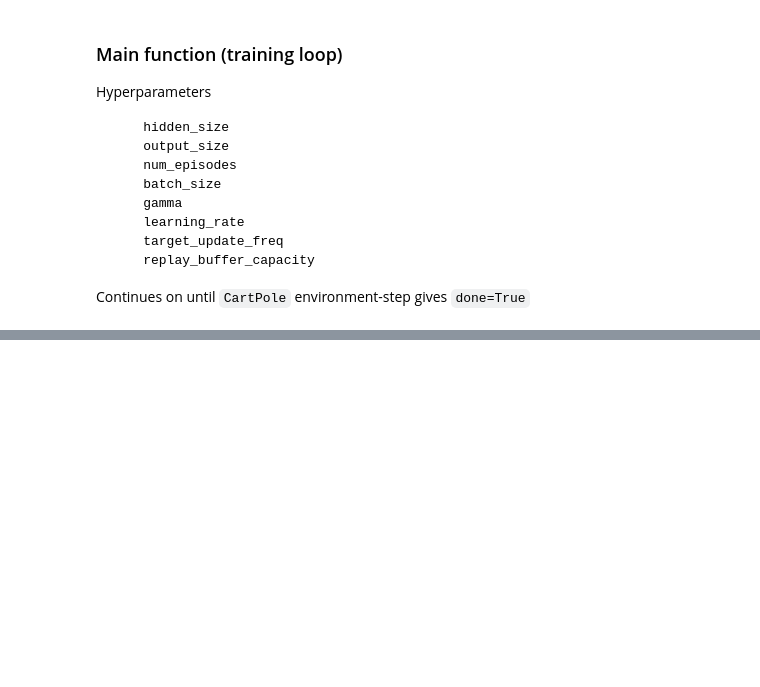
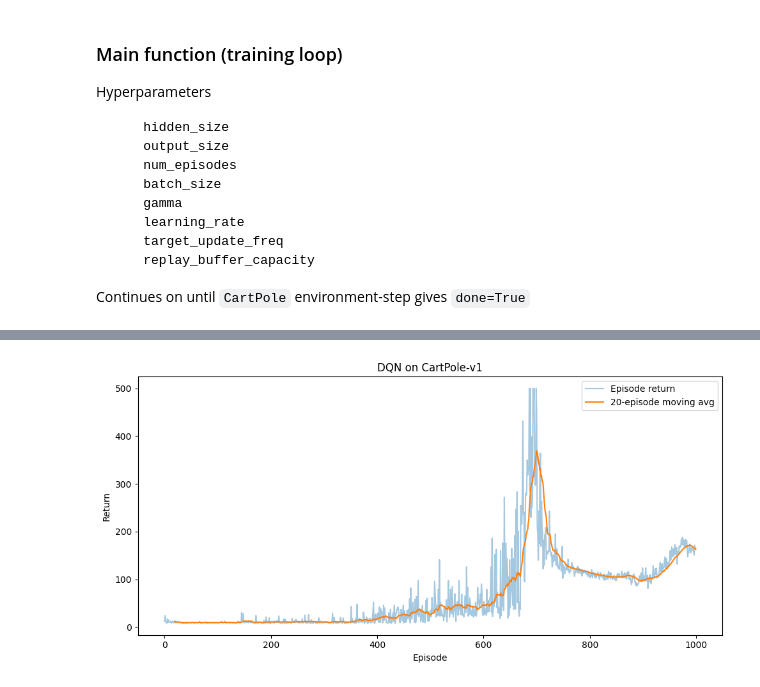
Before and after one commit to Matterelloo/Deep_Learning_TU, a Jupyter notebook: dl.ipynb, the cells around one changed output, grey strips where cells are left out. Cells and saved outputs as stored; diff of their text form; code cells hidden in the pictures; blank space fills up the shorter version.

````diff
--- a/dl.ipynb
+++ b/dl.ipynb
@@ -121,21 +116,18 @@ Takes a batch of past experiences and calculates how wrong the current model pre
 * `replay_buffer` is the replaybuffer object from `ReplayBuffer` class
 * `gamma` is the discount factor used in the Q-learning update rule, determining the importance of future rewards
 # %%
-def train_model(
-    model, target_model, replay_buffer, optimizer, batch_size, gamma
-):
+def train_model(model, target_model, replay_buffer,
+                optimizer, batch_size, gamma):
     if len(replay_buffer) < batch_size:
         return
 
     batch = replay_buffer.sample(batch_size)
-    loss = dqn_loss(model, target_model, batch, gamma)
+    loss  = dqn_loss(model, target_model, batch, gamma)
 
     optimizer.zero_grad()
     loss.backward()
     optimizer.step()
 
-    print(f"Loss: {loss.item()}")
-
     return loss.item()
 # %% [markdown]
 ## $\epsilon$-greedy policy
@@ -170,3 +162,88 @@ Hyperparameters
 ```
 
 Continues on until `CartPole` environment-step gives `done=True`
+# %%
+def main():
+    env = gym.make("CartPole-v1")
+    input_size  = env.observation_space.shape[0]
+    hidden_size = 128
+    output_size = env.action_space.n
+
+    num_episodes           = 1000
+    batch_size             = 64
+    gamma                  = 0.99
+    learning_rate          = 1e-3
+    target_update_freq     = 10
+    replay_buffer_capacity = 10000
+
+    epsilon       = 1.0
+    epsilon_decay = 0.99
+    epsilon_min   = 0.01
+
+    warmup_steps  = 1000  # Number of steps to fill the replay buffer before training
+    total_steps   = 0
+
+    online_net = DQN(input_size, hidden_size, output_size)
+    target_net = DQN(input_size, hidden_size, output_size)
+    target_net.load_state_dict(online_net.state_dict())
+
+    optimizer = optim.Adam(online_net.parameters(), lr=learning_rate)
+    buffer    = ReplayBuffer(replay_buffer_capacity)
+
+    episode_returns = []                     # ← NEW
+
+    for episode in range(num_episodes):
+        state, _ = env.reset(seed=episode)
+        done, ep_return = False, 0.0
+
+        while not done:
+            action = e_greedy(state, online_net, epsilon, output_size)
+
+            next_state, reward, terminated, truncated, _ = env.step(action)
+            done = terminated or truncated
+
+            buffer.push(state, action, reward, next_state, done)
+
+            state, ep_return = next_state, ep_return + reward
+            total_steps += 1
+
+            if total_steps > warmup_steps and len(buffer) >= batch_size:
+                train_model(online_net, target_net, buffer,
+                            optimizer, batch_size, gamma)
+
+            epsilon = max(epsilon * epsilon_decay, epsilon_min)
+
+        episode_returns.append(ep_return)    # ← NEW
+        print(f"Episode {episode+1:4d}/{num_episodes} — return: {ep_return:5.1f}")
+
+        if (episode + 1) % target_update_freq == 0:
+            update_target_model(online_net, target_net, soft=True, tau=0.05)
+
+    env.close()
+
+    # ── Plot learning curve ────────────────────────────────────────
+    plt.figure(figsize=(10, 5))
+    plt.plot(episode_returns, alpha=0.4, label="Episode return")
+
+    # Smooth with a simple moving average (window = 20)
+    if len(episode_returns) >= 20:
+        ma = np.convolve(episode_returns,
+                         np.ones(20)/20, mode="valid")
+        plt.plot(range(19, num_episodes), ma, label="20-episode moving avg")
+
+    plt.title("DQN on CartPole-v1")
+    plt.xlabel("Episode")
+    plt.ylabel("Return")
+    plt.legend()
+    plt.tight_layout()
+
+    # If interactive backend available this will show a pop-up; otherwise save to file
+    try:
+        plt.show()
+    except:
+        plt.savefig("training_curve.png")
+        print("Saved training curve to training_curve.png")
+
+if __name__ == "__main__":
+    main()
+# %% [output]
@@ -173,3 +267,4 @@ Continues on until `CartPole` environment-step gives `done=True`
+[figure, added]
 # %%
 def main():
     # Hyperparameters
````
Also changed, not shown: parts of 5 cells of this notebook, 2 other files.
